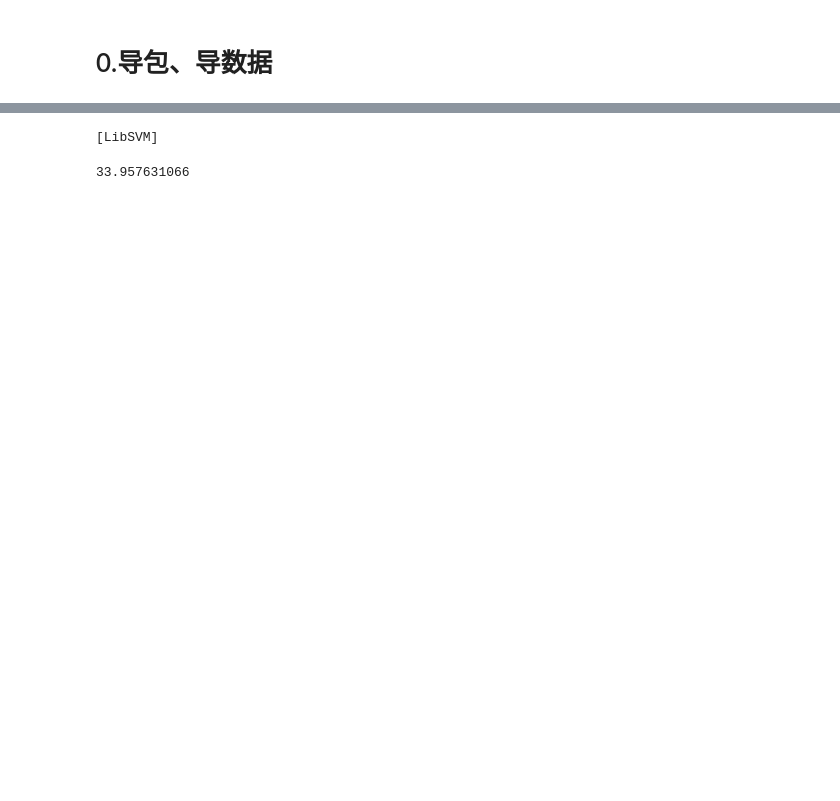
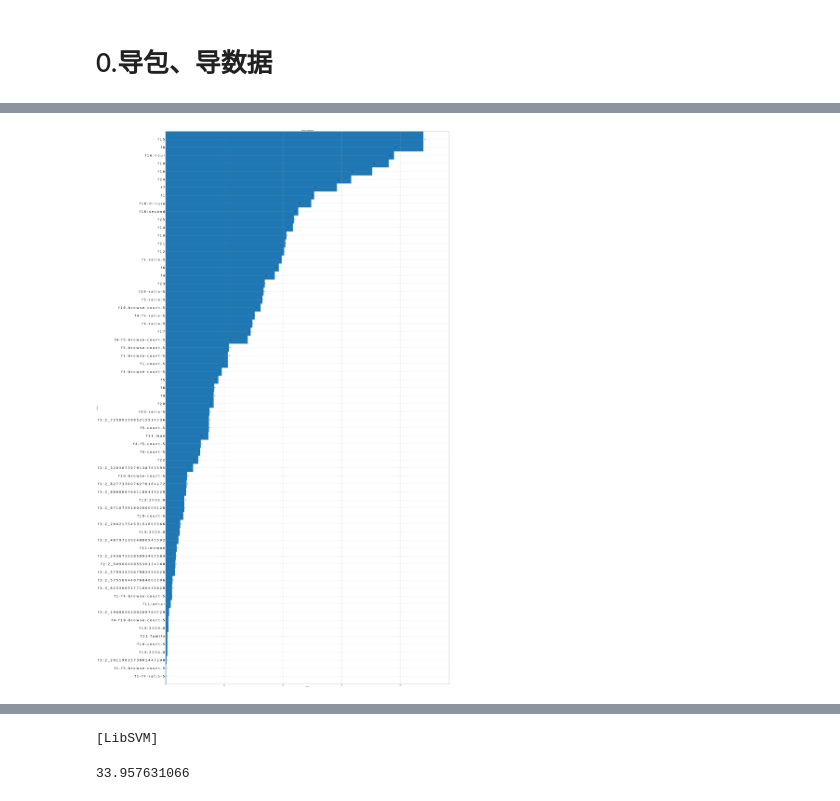
Before and after one commit to glqglq/data_mining_competition, a Jupyter notebook: IJCAI18/3.jupyter/4.TrainModels.ipynb, the cells around one changed output, grey strips where cells are left out. Drawn from its saved outputs; the diff is of its cells as text; code cells hidden in the pictures; blank space fills up the shorter version.

```diff
--- a/IJCAI18/3.jupyter/4.TrainModels.ipynb
+++ b/IJCAI18/3.jupyter/4.TrainModels.ipynb
@@ -102,4 +113,0 @@ Index(['f0', 'f1', 'f2:2_22731265849056483', 'f2:2_509660095530134768',
-# %%
-feature_train.drop(['f1-f4-ratio', 'f1-f5-ratio', 'f4-f5-ratio', 'f4-f19-ratio','f5-f19-ratio'],axis = 1,inplace = True)
-# %%
-feature_val.drop(['f1-f4-ratio', 'f1-f5-ratio', 'f4-f5-ratio', 'f4-f19-ratio','f5-f19-ratio'],axis = 1,inplace = True)
@@ -107,0 +172,6 @@ feature_test.drop(['f1-f4-ratio', 'f1-f5-ratio', 'f4-f5-ratio', 'f4-f19-ratio','
+# %%
+# obj、feval、early_stopping_rounds、evals_result、verbose_eval、xgb_model
+
+bst = xgb.train(param, train, num_boost_round, evals=watchlist, obj=None, feval=None, maximize=False,
+      early_stopping_rounds=50, evals_result=None, verbose_eval=True, xgb_model=None, callbacks=None,learning_rates=None)
+bst.save_model('data/model_xgboost')
@@ -107,0 +196,8 @@ feature_test.drop(['f1-f4-ratio', 'f1-f5-ratio', 'f4-f5-ratio', 'f4-f19-ratio','
+# %%
+ax = plt.subplot(111)
+plt.yticks(fontsize=30)
+ax = xgb.plot_importance(bst,ax,height  = 3)
+fig = ax.figure
+fig.set_size_inches(50, 100)
+# %% [output]
+[figure, added]
```
Also changed, not shown: parts of 24 cells of this notebook, 2 other files.
